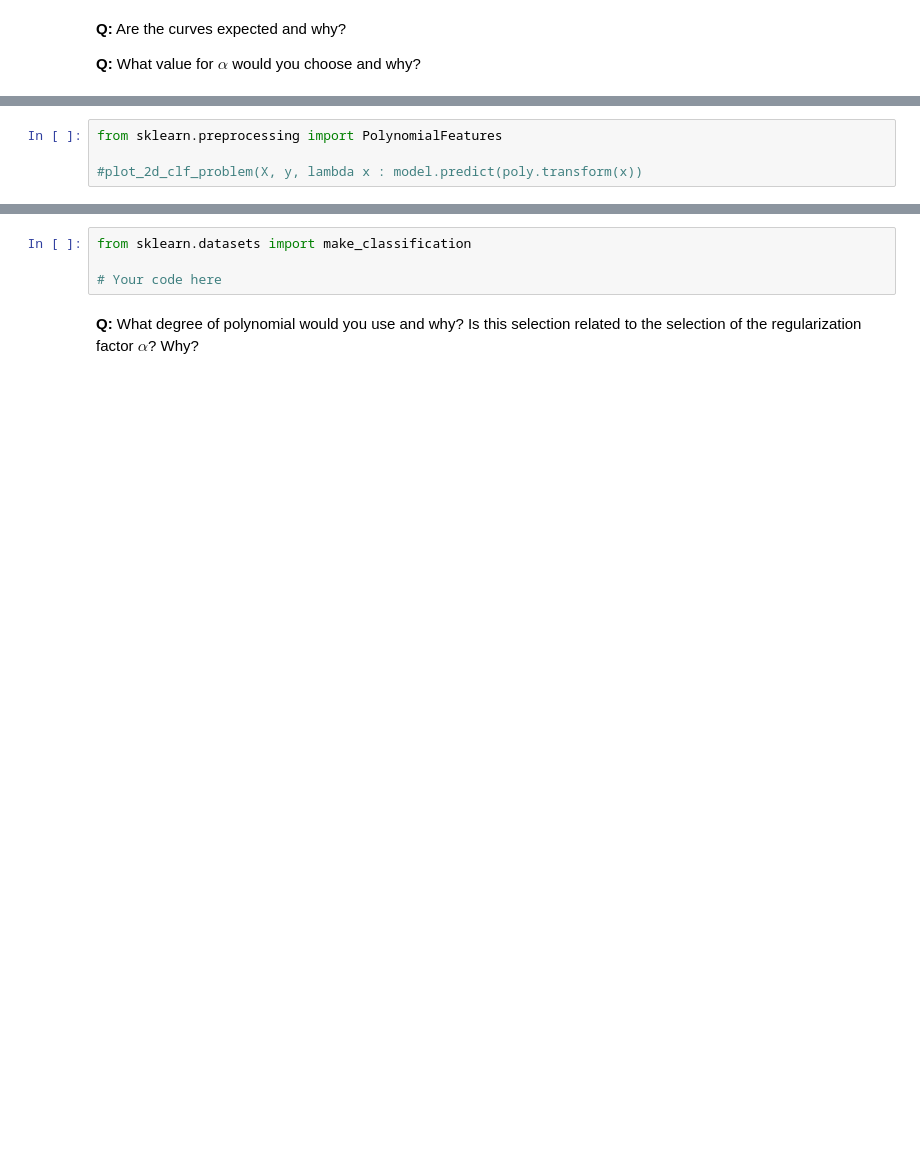
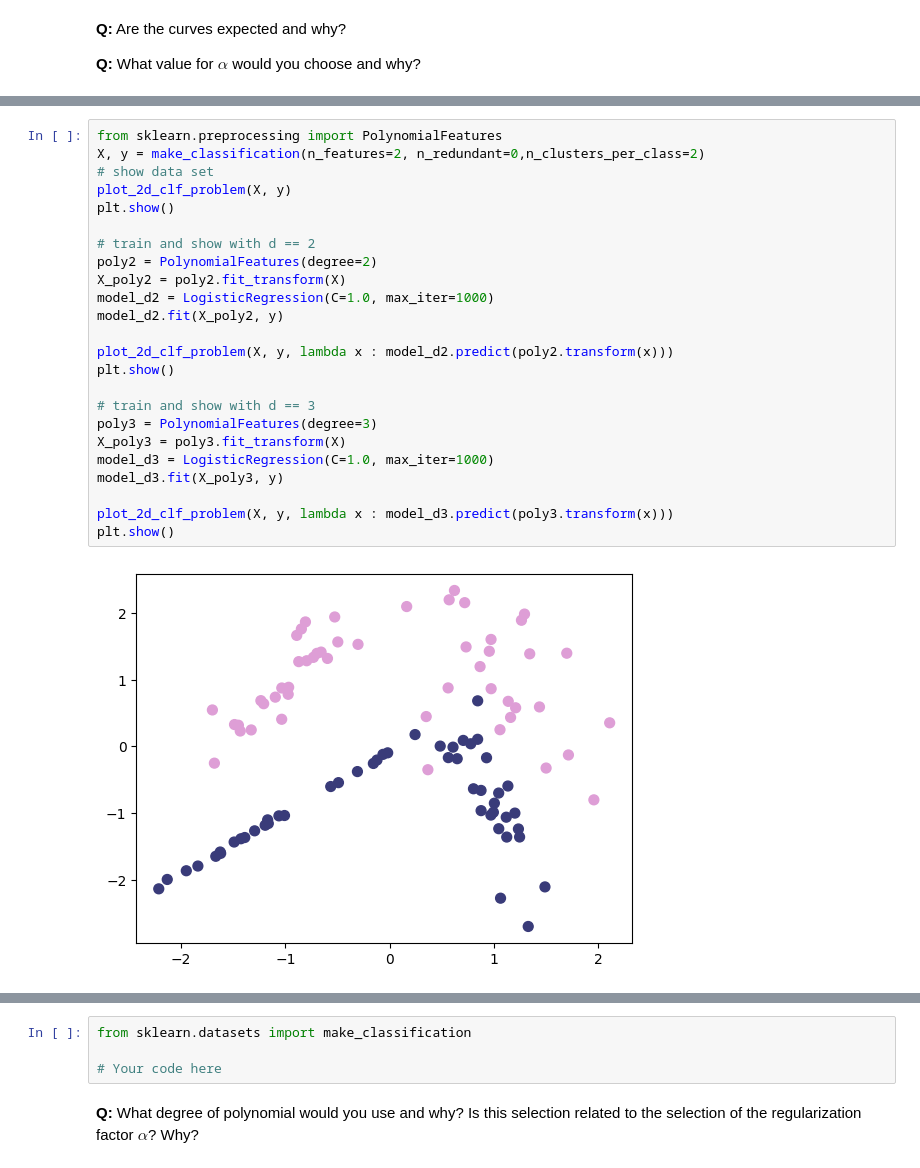
Before and after one commit to Emsamax/ML_croatia, a Jupyter notebook: ML1-2025-LAB2.ipynb, the cells around one changed output, grey strips where cells are left out. Drawn from its saved outputs; the diff is of its cells as text; blank space fills up the shorter version.

```diff
--- a/ML1-2025-LAB2.ipynb
+++ b/ML1-2025-LAB2.ipynb
@@ -436,6 +531,28 @@ Study the function [`datasets.make_classification`](http://scikit-learn.org/stab
 
 **NB:** As before, use the function `plot_2d_clf_problem` to display the boundary between classes. Pass the original data set to the function as arguments, and make the mapping into the feature space within the call of the function `h`, which makes the prediction, as follows:
-# %%
-from sklearn.preprocessing import PolynomialFeatures
-
-#plot_2d_clf_problem(X, y, lambda x : model.predict(poly.transform(x))
+# %%
+from sklearn.preprocessing import PolynomialFeatures
+X, y = make_classification(n_features=2, n_redundant=0,n_clusters_per_class=2)
+# show data set
+plot_2d_clf_problem(X, y)
+plt.show()
+
+# train and show with d == 2
+poly2 = PolynomialFeatures(degree=2)
+X_poly2 = poly2.fit_transform(X)
+model_d2 = LogisticRegression(C=1.0, max_iter=1000)
+model_d2.fit(X_poly2, y)
+
+plot_2d_clf_problem(X, y, lambda x : model_d2.predict(poly2.transform(x)))
+plt.show()
+
+# train and show with d == 3
+poly3 = PolynomialFeatures(degree=3)
+X_poly3 = poly3.fit_transform(X)
+model_d3 = LogisticRegression(C=1.0, max_iter=1000)
+model_d3.fit(X_poly3, y)
+
+plot_2d_clf_problem(X, y, lambda x : model_d3.predict(poly3.transform(x)))
+plt.show()
+# %% [output]
+[figure, added]
```
Also changed, not shown: parts of 8 cells of this notebook.
